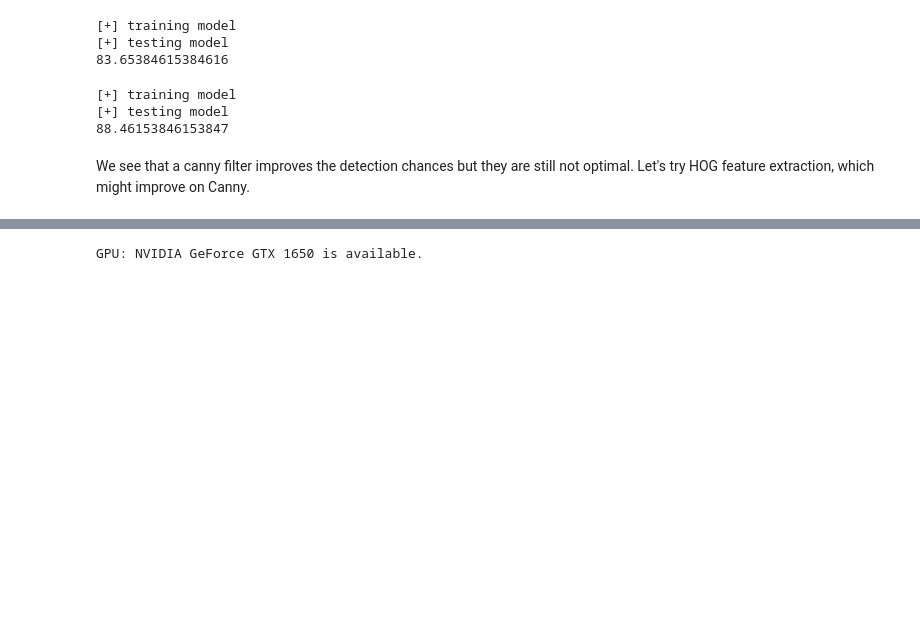
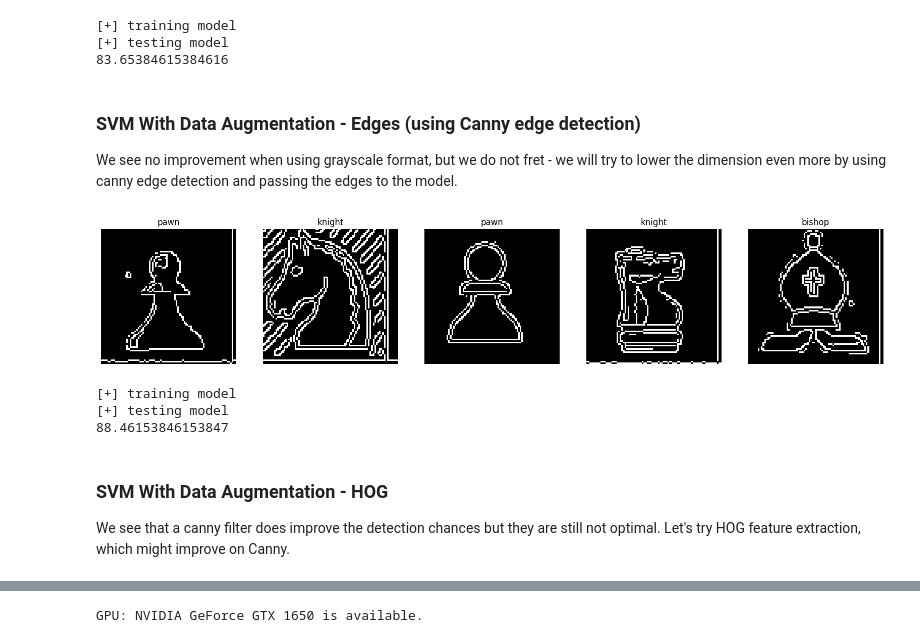
Before and after one commit to ykrinsky/MasterChessMind, a Jupyter notebook: project_all.ipynb, the cells around one changed output, grey strips where cells are left out. Drawn from its saved outputs; the diff is of its cells as text; code cells hidden in the pictures; blank space fills up the shorter version.

```diff
--- a/project_all.ipynb
+++ b/project_all.ipynb
@@ -597,4 +615,29 @@ model_gs = do_svm(x_train_gs, y_train_gs, x_test_gs, y_test_gs)
 [+] training model
 [+] testing model
 83.65384615384616
+# %% [markdown]
+### SVM With Data Augmentation - Edges (using Canny edge detection)
+We see no improvement when using grayscale format, but we do not fret - we will try to lower the dimension even more by using canny edge detection and passing the edges to the model.
+# %%
+def canny(img):
+    t_lower = 60  # Lower Threshold
+    t_upper = 200  # Upper threshold
+    aperture_size = 3  # Aperture size
+    img_gray = cv2.cvtColor(img, cv2.COLOR_BGR2GRAY)
+    img_canny = cv2.Canny(img_gray, t_lower, t_upper,
+                 apertureSize=aperture_size, L2gradient =True)
+    return img_canny
+
+def get_images_canny(image_paths):
+    return np.array([canny(cv2.imread(p)) for p in image_paths])
+# display some train images in gs for visualization
+x_train_gs = get_images_canny(train['image'])
+fig, axes = plt.subplots(1, 5, figsize=(20, 20))
+for i, ax in enumerate(axes):
+    ax.imshow(x_train_gs[i], cmap='gray')
+    ax.axis('off')
+    ax.set_title(train['label'].iloc[i])
+plt.show()
+# %% [output]
+[figure, added]
 # %%
@@ -622,7 +654,8 @@ model_canny = do_svm(x_train_c, y_train_c, x_test_c, y_test_c)
 [+] testing model
 88.46153846153847
 # %% [markdown]
-We see that a canny filter improves the detection chances but they are still not optimal.
+### SVM With Data Augmentation - HOG
+We see that a canny filter does improve the detection chances but they are still not optimal.
 Let's try HOG feature extraction, which might improve on Canny.
 # %%
 # do some HOG processing on the images so it will be better
```
Also changed, not shown: parts of 18 cells of this notebook, 3 other files.
